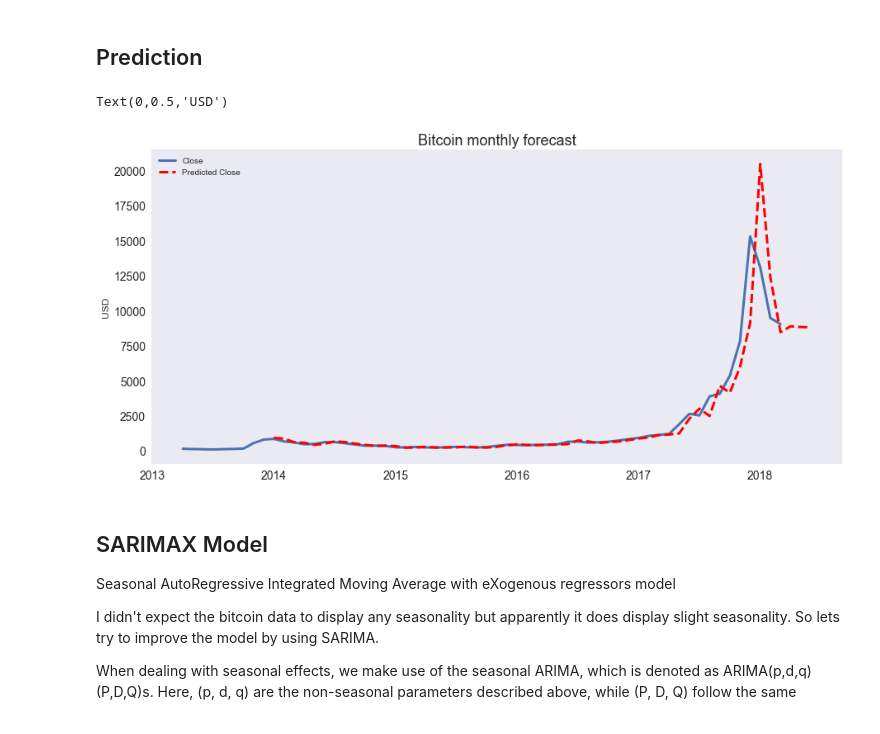
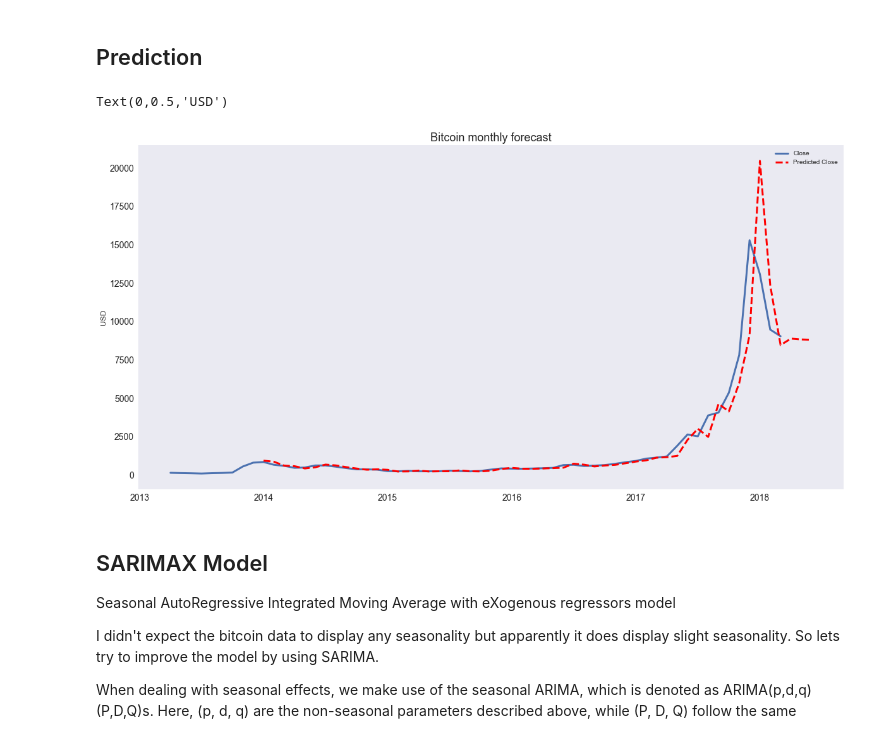
Before and after one commit to taniajacob/crypto-analysis-predictions, a Jupyter notebook: notebooks/Cryptocurrency Price Forecasting.ipynb, the cells around one changed output. Saved outputs shown, nothing was run; the diff lists cells and outputs as text; code cells hidden in the pictures.

Commit message:
Cleanup figure sizes

```diff
--- a/notebooks/Cryptocurrency Price Forecasting.ipynb
+++ b/notebooks/Cryptocurrency Price Forecasting.ipynb
@@ -321,23 +320,22 @@ def invboxcox(y,lmbda):
 # %%
 # Prediction
 btc_month_pred = btc_month[['Close']]
 date_list = [datetime(2018, 4, 30), datetime(2018, 5, 31), datetime(2018, 6, 30)]
 future = pd.DataFrame(index=date_list, columns= btc_month.columns)
 btc_month_pred = pd.concat([btc_month_pred, future])
 
 #btc_month_pred['forecast'] = invboxcox(best_model.predict(start=0, end=75), lmbda)
 btc_month_pred['forecast'] = invboxcox(best_model.predict(start=datetime(2014, 1, 31), end=datetime(2018, 6, 30)), lmbda)
 
-plt.figure(figsize=(15,7))
 btc_month_pred.Close.plot(linewidth=3)
 btc_month_pred.forecast.plot(color='r', ls='--', label='Predicted Close', linewidth=3)
 plt.legend()
 plt.grid()
 plt.title('Bitcoin monthly forecast')
 plt.ylabel('USD')
 # %% [output]
 Text(0,0.5,'USD')
-[figure, old version]
+[figure, new version]
 # %% [markdown]
 ## SARIMAX  Model  <a class="anchor" id="sarimax_model"></a>
 Seasonal AutoRegressive Integrated Moving Average with eXogenous regressors model
```
Also changed, not shown: parts of 9 cells of this notebook.
